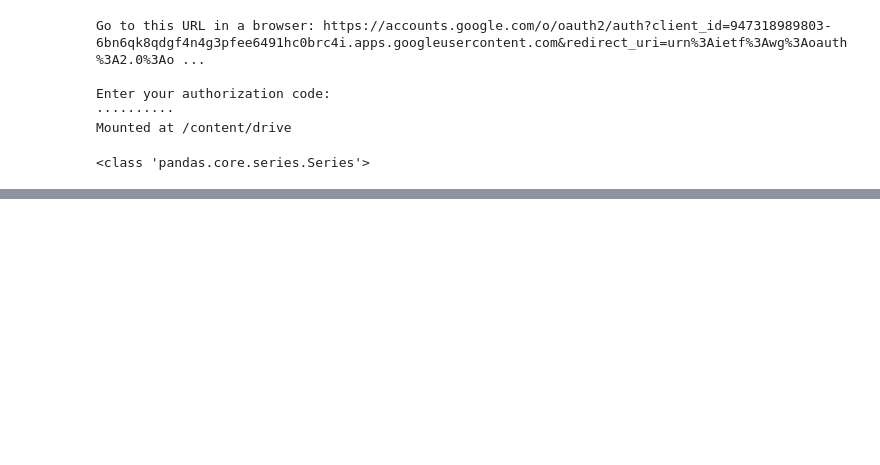
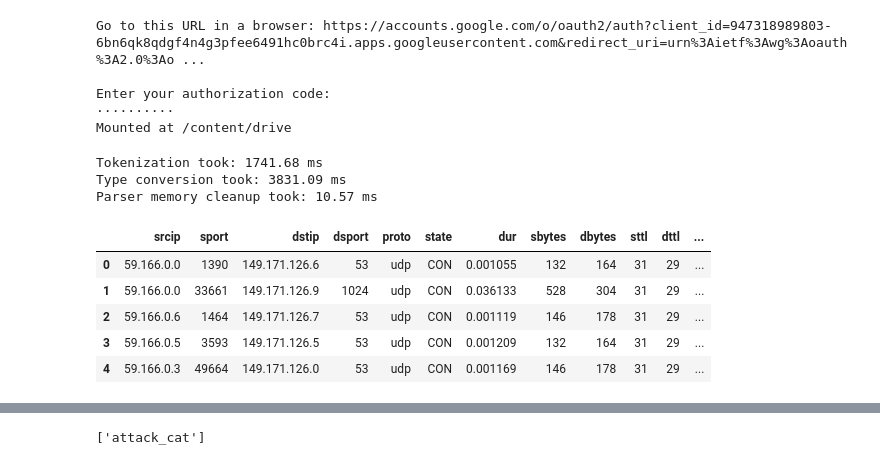
Before and after one commit to xcsengody/DP, a Jupyter notebook: xcsengody.ipynb, the cells around one changed output, grey strips where cells are left out. Saved outputs shown, nothing was run; the diff lists cells and outputs as text; code cells hidden in the pictures; blank space fills up the shorter version.

```diff
--- a/xcsengody.ipynb
+++ b/xcsengody.ipynb
@@ -11,16 +11,29 @@ Enter your authorization code:
 Mounted at /content/drive
 # %%
 import pandas as pd
+# %%
+pd.options.display.max_rows = 700002
 # %%
 path = "/content/drive/My Drive/DP/Dataset/NUSW-NB15_features.csv";
-df = pd.read_csv(path, delimiter=',',encoding='unicode_escape');
+df = pd.read_csv(path, delimiter=',',encoding='unicode_escape',skipinitialspace=True);
 # %%
 features = df.Name
-# %% [output]
-<class 'pandas.core.series.Series'>
 # %%
 path = "/content/drive/My Drive/DP/Dataset/UNSW-NB15_1.csv";
-dataset = pd.read_csv(path, delimiter=',',names=features,encoding='utf-8',low_memory=False);
+dataset = pd.read_csv(path, delimiter=',',names=features,header=None,encoding='utf-8',low_memory=False,skipinitialspace=True,skip_blank_lines=True,verbose=True);
+# %% [output]
+Tokenization took: 1741.68 ms
+Type conversion took: 3831.09 ms
+Parser memory cleanup took: 10.57 ms
+# %%
+dataset.head()
+# %% [output]
+|  | srcip | sport | dstip | dsport | proto | state | dur | sbytes | dbytes | sttl | dttl | ... |
+| 0 | 59.166.0.0 | 1390 | 149.171.126.6 | 53 | udp | CON | 0.001055 | 132 | 164 | 31 | 29 | ... |
+| 1 | 59.166.0.0 | 33661 | 149.171.126.9 | 1024 | udp | CON | 0.036133 | 528 | 304 | 31 | 29 | ... |
+| 2 | 59.166.0.6 | 1464 | 149.171.126.7 | 53 | udp | CON | 0.001119 | 146 | 178 | 31 | 29 | ... |
+| 3 | 59.166.0.5 | 3593 | 149.171.126.5 | 53 | udp | CON | 0.001209 | 132 | 164 | 31 | 29 | ... |
+| 4 | 59.166.0.3 | 49664 | 149.171.126.0 | 53 | udp | CON | 0.001169 | 146 | 178 | 31 | 29 | ... |
 # %%
 dataset.describe()
 # %% [output]
@@ -33,3 +46,7 @@ dataset.describe()
 | 50% | 0.027594 | 2.024000e+03 | 3.380000e+03 | 31.000000 | 29.000000 | 4.000000 | 5.000000 | 5.362718e+05 | 6.686759e+05 | 16.000000 | 18.000000 | ... |
 | 75% | 0.346518 | 3.806000e+03 | 2.243200e+04 | 31.000000 | 29.000000 | 7.000000 | 16.000000 | 1.078489e+06 | 3.856223e+06 | 52.000000 | 48.000000 | ... |
 | max | 8786.637695 | 1.367739e+07 | 1.465542e+07 | 255.000000 | 254.000000 | 5096.000000 | 5483.000000 | 5.268000e+09 | 1.287619e+08 | 10200.000000 | 10970.000000 | ... |
+# %%
+dataset.columns[dataset.isna().any()].tolist()
+# %% [output]
+['attack_cat']
```
Also changed, not shown: parts of 1 cell of this notebook.
